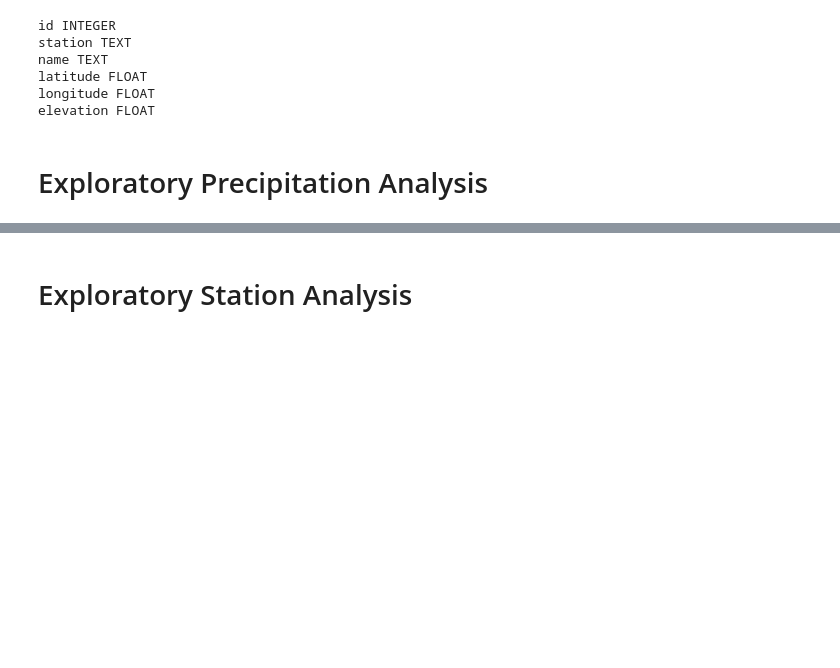
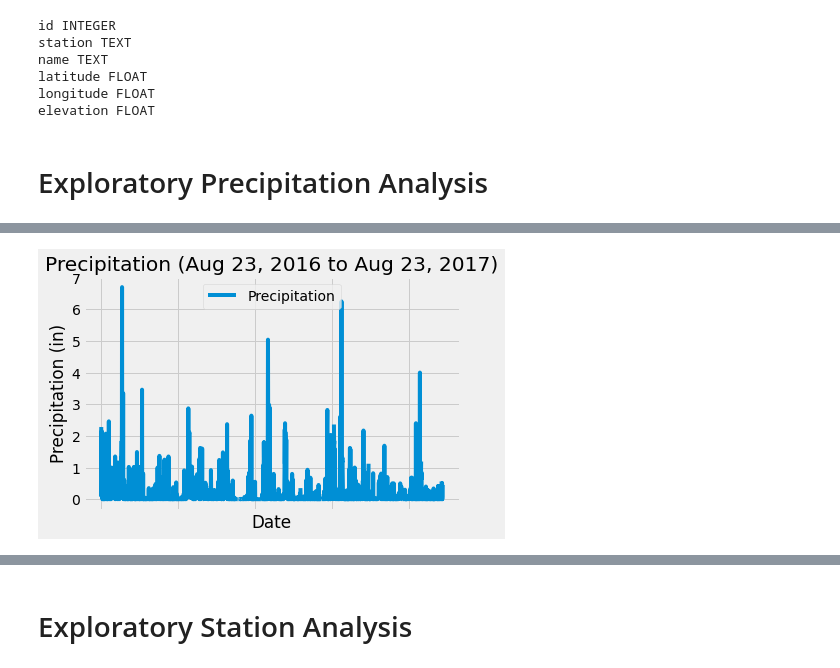
Before and after one commit to calvinluu96/sqlalchemy-challenge, a Jupyter notebook: climate.ipynb, the cells around one changed output, grey strips where cells are left out. Cells and saved outputs as stored; diff of their text form; code cells hidden in the pictures; blank space fills up the shorter version.

Commit message:
Completed precipitation analysis

```diff
--- a/climate.ipynb
+++ b/climate.ipynb
@@ -72,17 +75,24 @@ elevation FLOAT
 # %%
 # Design a query to retrieve the last 12 months of precipitation data and plot the results.
 # Starting from the most recent data point in the database.
+# -> August 23, 2017
 
 # Calculate the date one year from the last date in data set.
-
+# -> August 23, 2016
 
 # Perform a query to retrieve the data and precipitation scores
-
+# pd.read_sql(~insert SQL query here~)
 
 # Save the query results as a Pandas DataFrame and set the index to the date column
-
+# precipitation_df = ...
+# precipitation_df.set_index('date')
 
 # Sort the dataframe by date
+# order by date asc
 
+precipitation_df = pd.read_sql( \
+    "select date, prcp as Precipitation from Measurement m join Station s on m.station = s.station \
+    where date > '2016-08-23' order by date asc", session.bind)
 
-# Use Pandas Plotting with Matplotlib to plot the data
+precipitation_df.set_index('date')
+precipitation_df.head()
@@ -89,2 +106,13 @@ elevation FLOAT
+# %%
+# Use Pandas Plotting with Matplotlib to plot the data
+precipitation_df.plot(title="Precipitation (Aug 23, 2016 to Aug 23, 2017)")
+plt.legend(loc='upper center')
+plt.ylabel("Precipitation (in)")
+plt.xlabel("Date")
+plt.tick_params(labelbottom=False)
+plt.savefig("Precipitation.png")
+plt.show()
+# %% [output]
+[figure, added]
 # %%
 # Use Pandas to calcualte the summary statistics for the precipitation data
```
Also changed, not shown: parts of 3 cells of this notebook, 1 other file.
